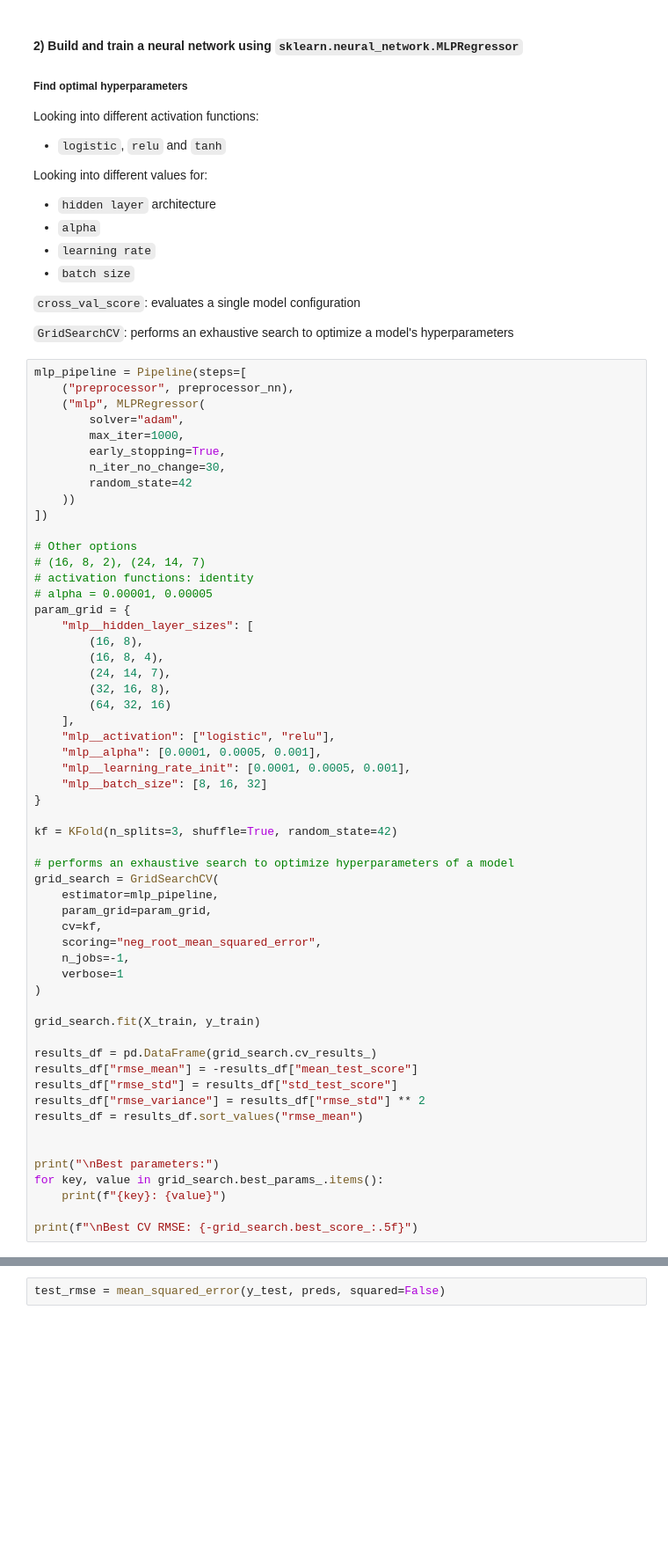
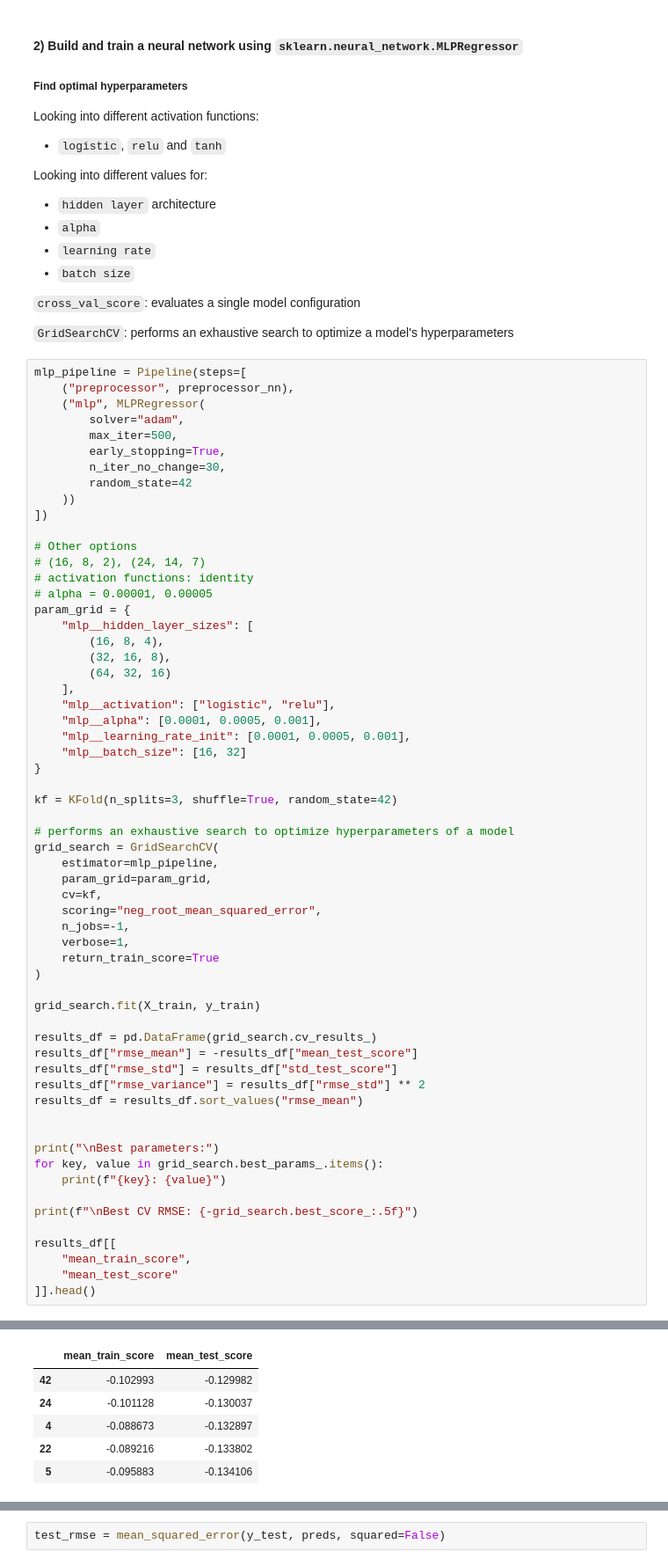
Before and after one commit to em-cd/cstats-project, a Jupyter notebook: project_STUDENTID.ipynb, the cells around one changed output, grey strips where cells are left out. Shown at 88% size. Drawn from its saved outputs; the diff is of its cells as text; blank space fills up the shorter version.

```diff
--- a/project_STUDENTID.ipynb
+++ b/project_STUDENTID.ipynb
@@ -1588,7 +1588,7 @@ mlp_pipeline = Pipeline(steps=[
     ("preprocessor", preprocessor_nn),
     ("mlp", MLPRegressor(
         solver="adam",
-        max_iter=1000,
+        max_iter=500,
         early_stopping=True,
         n_iter_no_change=30,
         random_state=42
@@ -1601,16 +1601,14 @@ mlp_pipeline = Pipeline(steps=[
 # alpha = 0.00001, 0.00005
 param_grid = {
     "mlp__hidden_layer_sizes": [
-        (16, 8),
         (16, 8, 4),
-        (24, 14, 7),
         (32, 16, 8),
         (64, 32, 16)
     ],
     "mlp__activation": ["logistic", "relu"],
     "mlp__alpha": [0.0001, 0.0005, 0.001],
     "mlp__learning_rate_init": [0.0001, 0.0005, 0.001],
-    "mlp__batch_size": [8, 16, 32]
+    "mlp__batch_size": [16, 32]
 }
 
 kf = KFold(n_splits=3, shuffle=True, random_state=42)
@@ -1622,7 +1620,8 @@ grid_search = GridSearchCV(
     cv=kf,
     scoring="neg_root_mean_squared_error",
     n_jobs=-1,
-    verbose=1
+    verbose=1,
+    return_train_score=True
 )
 
 grid_search.fit(X_train, y_train)
@@ -1639,4 +1638,9 @@ for key, value in grid_search.best_params_.items():
     print(f"{key}: {value}")
 
 print(f"\nBest CV RMSE: {-grid_search.best_score_:.5f}")
+
+results_df[[
+    "mean_train_score",
+    "mean_test_score"
+]].head()
 # %% [output]
@@ -1652 +1656,7 @@ Best CV RMSE: 0.12609
+|  | mean_train_score | mean_test_score |
+| 42 | -0.102993 | -0.129982 |
+| 24 | -0.101128 | -0.130037 |
+| 4 | -0.088673 | -0.132897 |
+| 22 | -0.089216 | -0.133802 |
+| 5 | -0.095883 | -0.134106 |
 # %% [markdown]
```
Also changed, not shown: parts of 8 cells of this notebook.
